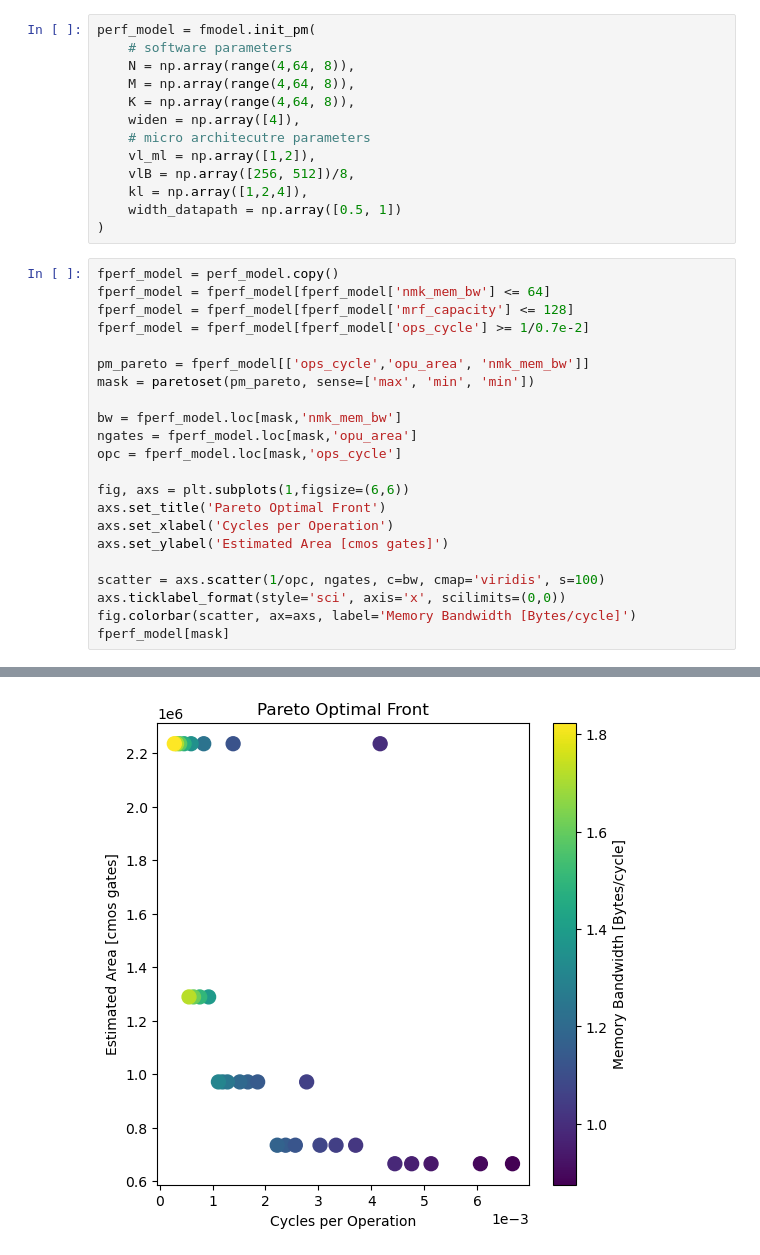
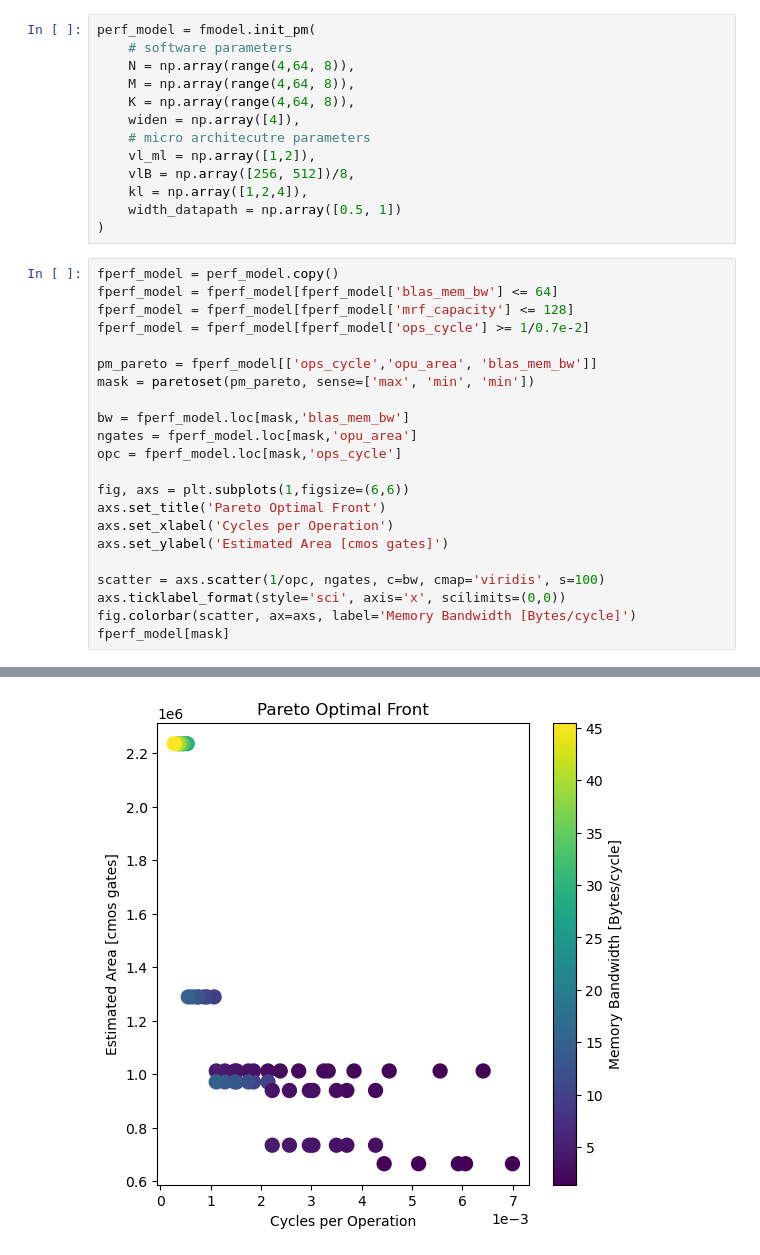
Before and after one commit to miles-rusch-berkeley/opu-model, a Jupyter notebook: reduceK.ipynb, the cells around one changed output, grey strips where cells are left out. Drawn from its saved outputs; the diff is of its cells as text.

```diff
--- a/reduceK.ipynb
+++ b/reduceK.ipynb
@@ -160,14 +155,14 @@ perf_model = fmodel.init_pm(
 )
 # %%
 fperf_model = perf_model.copy()
-fperf_model = fperf_model[fperf_model['nmk_mem_bw'] <= 64]
+fperf_model = fperf_model[fperf_model['blas_mem_bw'] <= 64]
 fperf_model = fperf_model[fperf_model['mrf_capacity'] <= 128]
 fperf_model = fperf_model[fperf_model['ops_cycle'] >= 1/0.7e-2]
 
-pm_pareto = fperf_model[['ops_cycle','opu_area', 'nmk_mem_bw']]
+pm_pareto = fperf_model[['ops_cycle','opu_area', 'blas_mem_bw']]
 mask = paretoset(pm_pareto, sense=['max', 'min', 'min'])
 
-bw = fperf_model.loc[mask,'nmk_mem_bw']
+bw = fperf_model.loc[mask,'blas_mem_bw']
 ngates = fperf_model.loc[mask,'opu_area']
 opc = fperf_model.loc[mask,'ops_cycle']
 
@@ -202,4 +197,4 @@ fperf_model[mask]
-[figure, old version]
+[figure, new version]
 # %%
 mrf = fperf_model.loc[mask, 'mrf_capacity']
 fig, axs = plt.subplots(1, figsize=(6, 6))
```
Also changed, not shown: parts of 6 cells of this notebook, 6 other files.
